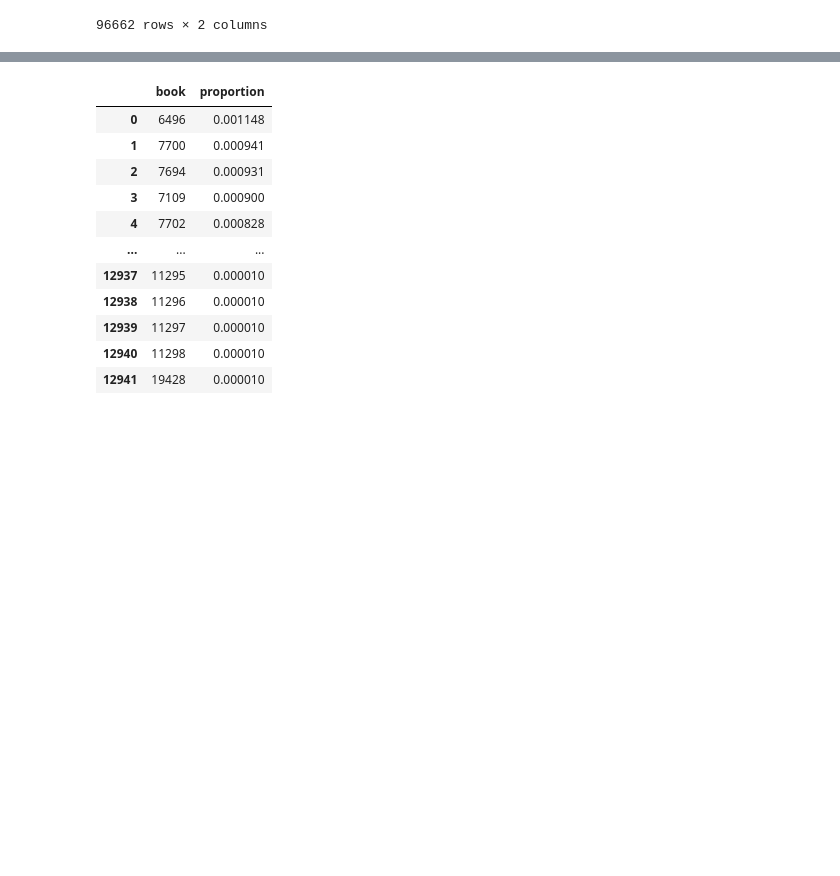
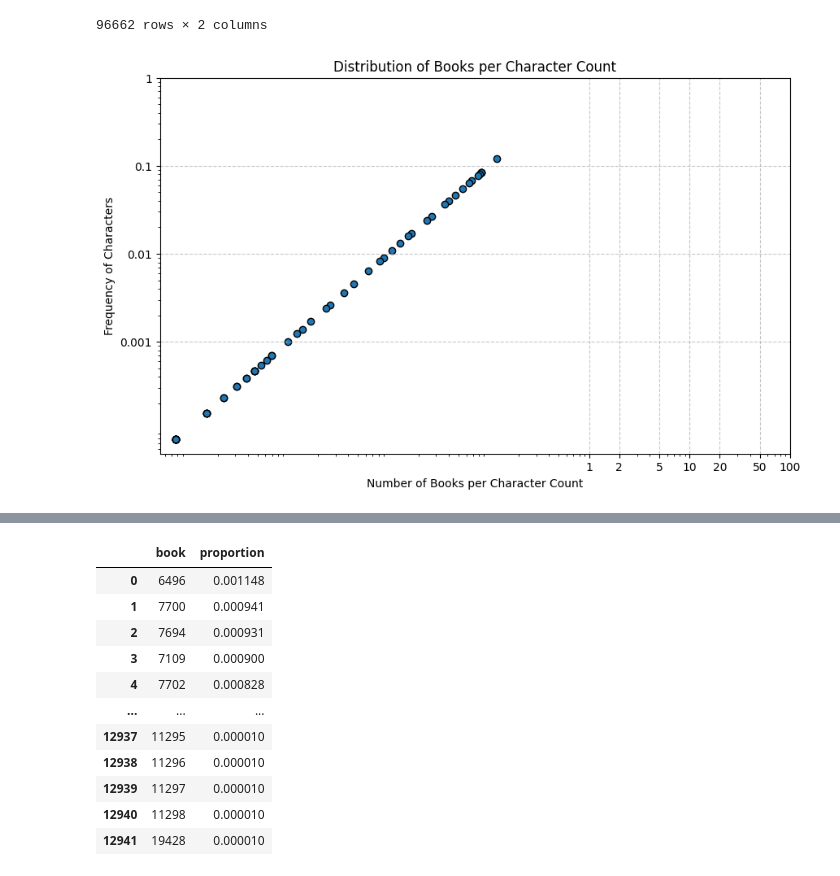
Before and after one commit to alejomaar/Network-Science-for-Data-Analytics, a Jupyter notebook: mini_project/notebook.ipynb, the cells around one changed output, grey strips where cells are left out. Drawn from its saved outputs; the diff is of its cells as text; code cells hidden in the pictures; blank space fills up the shorter version.

```diff
--- a/mini_project/notebook.ipynb
+++ b/mini_project/notebook.ipynb
@@ -104,5 +104,38 @@ edges_df
 96662 rows × 2 columns
 # %%
 #print(edges_df.to_string(index=False))
+# %%
+import matplotlib.pyplot as plt
+import numpy as np
+
+# Calculate the number of unique characters per book
+char_count_per_book = edges_df.groupby('book')['character'].nunique()
+
+# Count the number of books for each unique character count
+book_count_per_char_count = char_count_per_book.value_counts( normalize=True).reset_index()
+book_count_per_char_count.columns = ['num_characters', 'num_books']
+
+# Frequency (normalized)
+book_count_per_char_count['frequency'] = book_count_per_char_count['num_books'] / book_count_per_char_count['num_books'].sum()
+
+# Create the scatter plot
+plt.figure(figsize=[10, 6])
+plt.scatter(book_count_per_char_count['num_books'], book_count_per_char_count['frequency'], edgecolor='black')
+plt.xlabel('Number of Books per Character Count')
+plt.ylabel('Frequency of Characters')
+plt.xscale('log')
+plt.yscale('log')
+
+# Optional: Set specific tick marks
+x_ticks = [1, 2, 5, 10, 20, 50, 100]  # Adjust based on your data range
+y_ticks = [0.001, 0.01, 0.1, 1]  # Adjust based on your data range
+plt.xticks(x_ticks, labels=x_ticks)
+plt.yticks(y_ticks, labels=y_ticks)
+
+plt.title('Distribution of Books per Character Count')
+plt.grid(True, linestyle='--', alpha=0.7)
+plt.show()
+# %% [output]
+[figure, added]
 # %%
 import matplotlib.pyplot as plt
```
Also changed, not shown: parts of 1 cell of this notebook.
